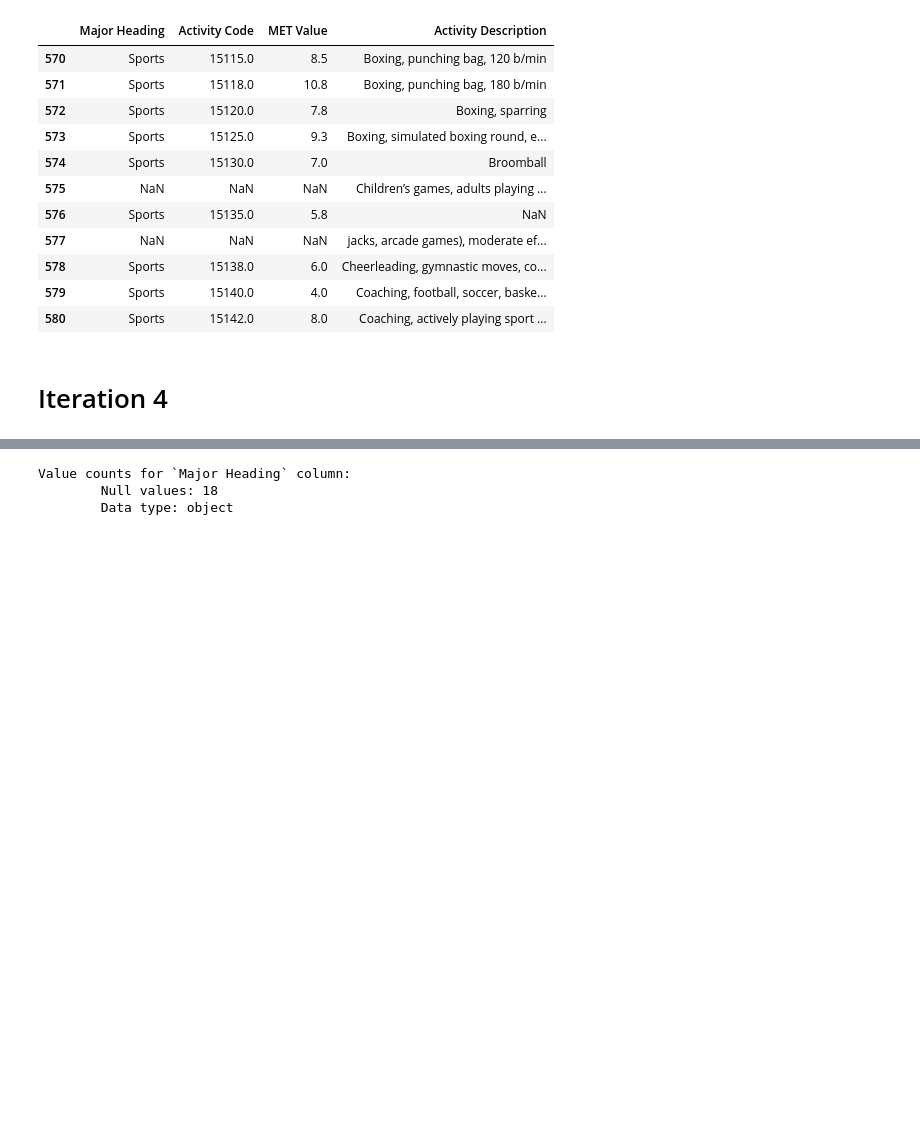
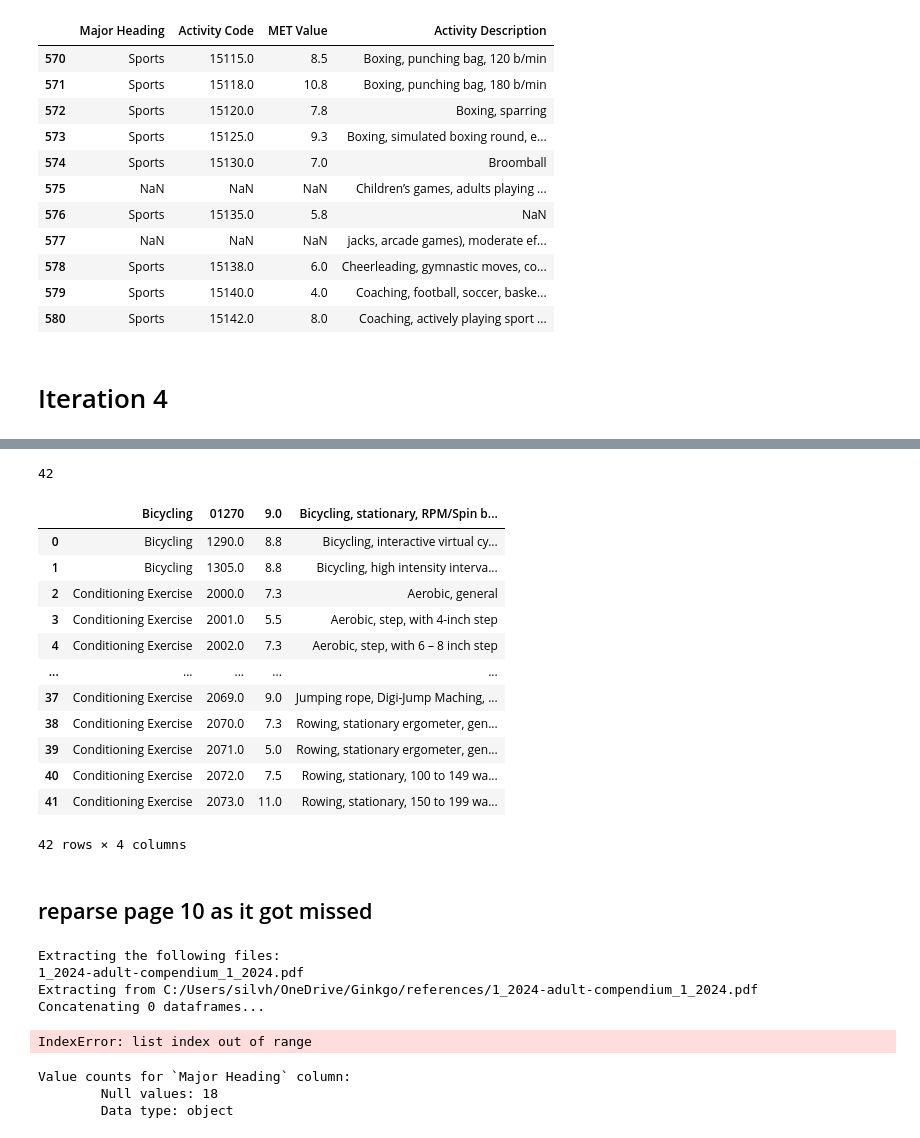
Before and after one commit to silvhua/custom_python, a Jupyter notebook: notebooks/2024-03-12 parse Physical Activity Comppendium PDF.ipynb, the cells around one changed output, grey strips where cells are left out. Cells and saved outputs as stored; diff of their text form; code cells hidden in the pictures; blank space fills up the shorter version.

```diff
--- a/notebooks/2024-03-12 parse Physical Activity Comppendium PDF.ipynb
+++ b/notebooks/2024-03-12 parse Physical Activity Comppendium PDF.ipynb
@@ -730,0 +738,3 @@ Total number of rows: 1003
+# %%
+p10_df = read_pdf('C:/Users/silvh/OneDrive/Ginkgo/references/1_2024-adult-compendium_1_2024.pdf', pages=2)
+p10_df
@@ -731,3 +759,38 @@ Total number of rows: 1003
+# %%
+print(len(p10_df[0]))
+p10_df[0]
+# %% [output]
+42
+|  | Bicycling | 01270 | 9.0 | Bicycling, stationary, RPM/Spin b... |
+| 0 | Bicycling | 1290.0 | 8.8 | Bicycling, interactive virtual cy... |
+| 1 | Bicycling | 1305.0 | 8.8 | Bicycling, high intensity interva... |
+| 2 | Conditioning Exercise | 2000.0 | 7.3 | Aerobic, general |
+| 3 | Conditioning Exercise | 2001.0 | 5.5 | Aerobic, step, with 4-inch step |
+| 4 | Conditioning Exercise | 2002.0 | 7.3 | Aerobic, step, with 6 – 8 inch step |
+| ... | ... | ... | ... | ... |
+| 37 | Conditioning Exercise | 2069.0 | 9.0 | Jumping rope, Digi-Jump Maching, ... |
+| 38 | Conditioning Exercise | 2070.0 | 7.3 | Rowing, stationary ergometer, gen... |
+| 39 | Conditioning Exercise | 2071.0 | 5.0 | Rowing, stationary ergometer, gen... |
+| 40 | Conditioning Exercise | 2072.0 | 7.5 | Rowing, stationary, 100 to 149 wa... |
+| 41 | Conditioning Exercise | 2073.0 | 11.0 | Rowing, stationary, 150 to 199 wa... |
+42 rows × 4 columns
+# %% [markdown]
+## reparse page 10 as it got missed
+# %%
+dfs_pg10 = parse_pdf_tolist(
+    pdf_filenames,
+    filepath=r'C:\Users\silvh\OneDrive\Ginkgo\references',
+    pages=10,
+    )
+
+df_p10 = concat_parsed_pdfs(dfs_pg10)
+df_p10
+# %% [output]
+Extracting the following files:
+1_2024-adult-compendium_1_2024.pdf
+Extracting from C:/Users/silvh/OneDrive/Ginkgo/references/1_2024-adult-compendium_1_2024.pdf
+Concatenating 0 dataframes...
+IndexError: list index out of range
 # %%
 get_value_counts(df, 'Major Heading')
 # %% [output]
```
Also changed, not shown: parts of 10 cells of this notebook.
